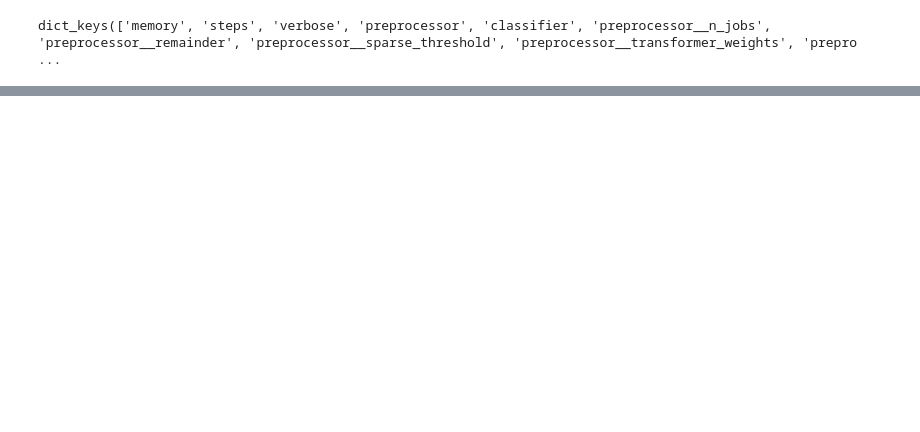
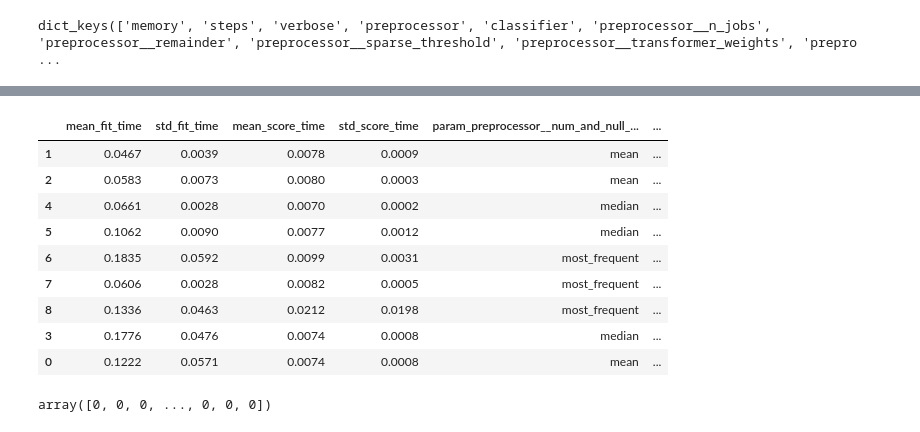
Before and after one commit to barbosarafael/DS_Avancado, a Jupyter notebook: 03Logistica_Gradiente/Logistica_e_Gradiente.ipynb, the cells around one changed output, grey strips where cells are left out. Drawn from its saved outputs; the diff is of its cells as text; code cells hidden in the pictures; blank space fills up the shorter version.

```diff
--- a/03Logistica_Gradiente/Logistica_e_Gradiente.ipynb
+++ b/03Logistica_Gradiente/Logistica_e_Gradiente.ipynb
@@ -211,14 +213,14 @@ set_config(display = "diagram")
 # %% [markdown]
 ### 4.1. Treino e teste
 # %%
-x = dados.drop("IN_TREINEIRO", axis = 1)
-y = dados["IN_TREINEIRO"]
+x = fin_dados.drop("IN_TREINEIRO", axis = 1)
+y = fin_dados["IN_TREINEIRO"]
 
-x_treino, x_teste, y_treino, y_teste = train_test_split(x, y, test_size = 0.7, stratify = y, random_state = 1234)
+x_treino, x_teste, y_treino, y_teste = train_test_split(x, y, train_size = 0.7, random_state = 1234, stratify = y)
 # %% [markdown]
 ### 4.2. Pipeline `sklearn`
 # %%
-log_reg = LogisticRegression()
+log_reg = LogisticRegression(max_iter = 400)
 imput = SimpleImputer(strategy = "median")
 scaler = StandardScaler()
 # %%
@@ -285,3 +285,8 @@ dict_keys(['memory', 'steps', 'verbose', 'preprocessor', 'classifier', 'preproce
 # %%
 params = {}
-params["preprocessor__num__scaler"] = [None, StandardScaler()]
+params["preprocessor__num_and_null__scaler123"] = [None, StandardScaler(), MinMaxScaler()]
+params["preprocessor__num_and_null__imputer123__strategy"] = ["mean", "median", "most_frequent"]
+# %%
+grid = GridSearchCV(model, params, cv = 5)
+
+grid.fit(x_treino, y_treino)
@@ -287,0 +311,15 @@ params["preprocessor__num__scaler"] = [None, StandardScaler()]
+# %%
+results = pd.DataFrame(grid.cv_results_)
+
+results.sort_values("rank_test_score").round(4)
+# %% [output]
+|  | mean_fit_time | std_fit_time | mean_score_time | std_score_time | param_preprocessor__num_and_null_... | ... |
+| 1 | 0.0467 | 0.0039 | 0.0078 | 0.0009 | mean | ... |
+| 2 | 0.0583 | 0.0073 | 0.0080 | 0.0003 | mean | ... |
+| 4 | 0.0661 | 0.0028 | 0.0070 | 0.0002 | median | ... |
+| 5 | 0.1062 | 0.0090 | 0.0077 | 0.0012 | median | ... |
+| 6 | 0.1835 | 0.0592 | 0.0099 | 0.0031 | most_frequent | ... |
+| 7 | 0.0606 | 0.0028 | 0.0082 | 0.0005 | most_frequent | ... |
+| 8 | 0.1336 | 0.0463 | 0.0212 | 0.0198 | most_frequent | ... |
+| 3 | 0.1776 | 0.0476 | 0.0074 | 0.0008 | median | ... |
+| 0 | 0.1222 | 0.0571 | 0.0074 | 0.0008 | mean | ... |
@@ -287,0 +328,6 @@ params["preprocessor__num__scaler"] = [None, StandardScaler()]
+# %%
+y_pred = best_estimator.predict(x_teste)
+
+y_pred
+# %% [output]
+array([0, 0, 0, ..., 0, 0, 0])
```
Also changed, not shown: parts of 24 cells of this notebook.
